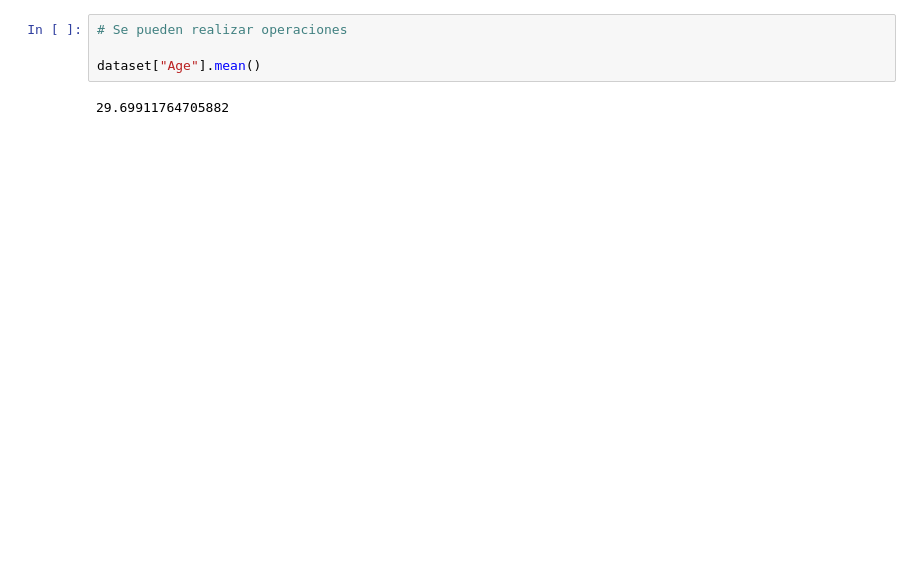
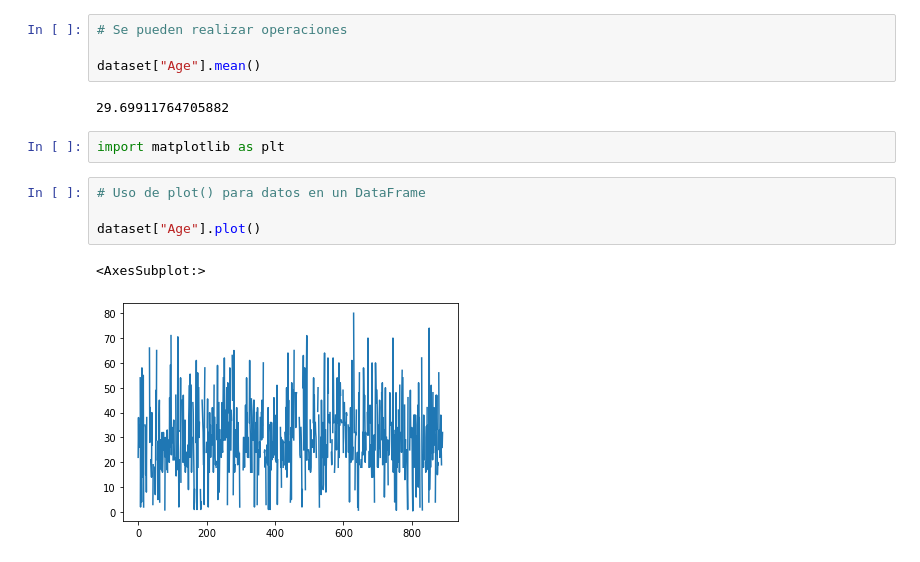
Before and after one commit to gabrieltorres519/Curso_ML_Python_Programador_IA, a Jupyter notebook: Pandas/2_Visualización_de_un_dataset.ipynb, the cells around one changed output. Cells and saved outputs as stored; diff of their text form; blank space fills up the shorter version.

Commit message:
12) Pandas y MatplotLib: Consultas básicas a Dataframes con Pandas, gráficos e histogramas

```diff
--- a/Pandas/2_Visualización_de_un_dataset.ipynb
+++ b/Pandas/2_Visualización_de_un_dataset.ipynb
@@ -137,3 +137,12 @@ dataset[dataset["Age"] < 2]
 dataset["Age"].mean()
 # %% [output]
 29.69911764705882
+# %%
+import matplotlib as plt
+# %%
+# Uso de plot() para datos en un DataFrame
+
+dataset["Age"].plot()
+# %% [output]
+<AxesSubplot:>
+[figure, added]
```
Also changed, not shown: parts of 1 cell of this notebook.
